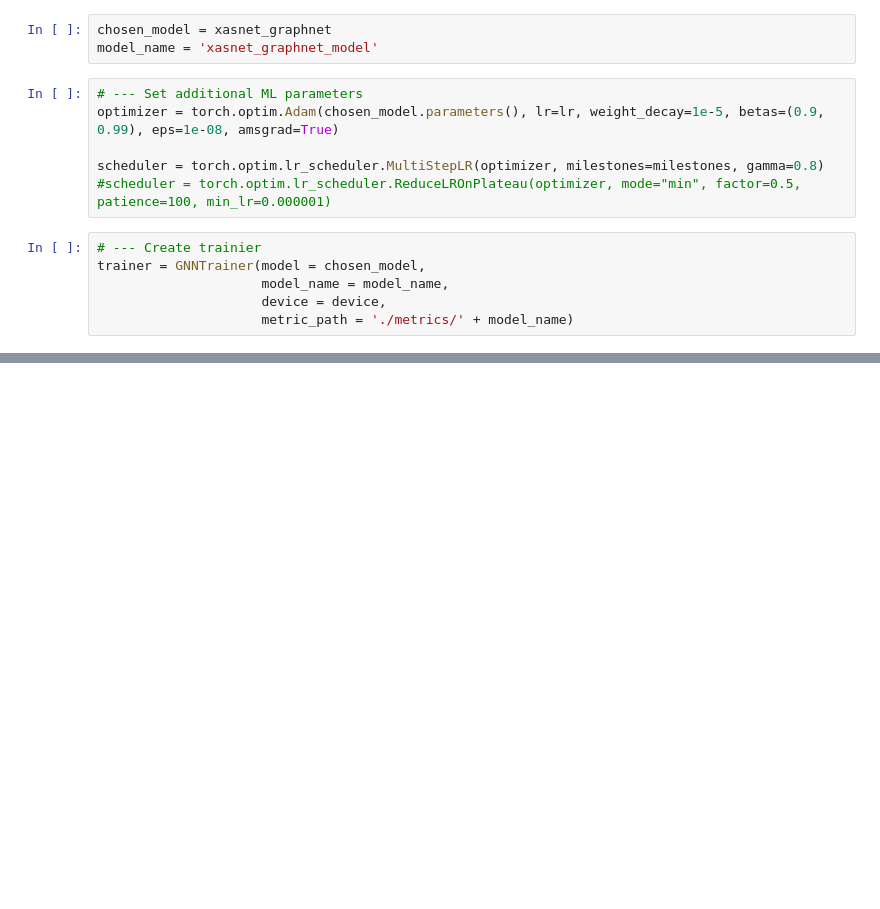
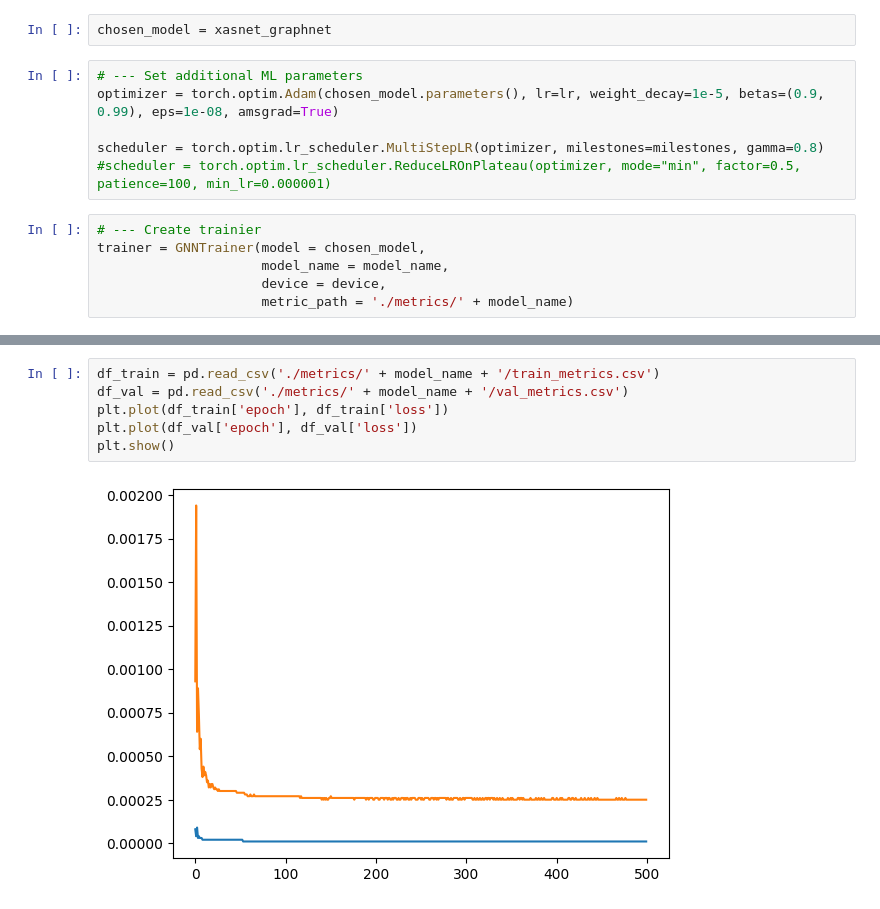
Before and after one commit to sam-j-hall/GNN-XAS-GO, a Jupyter notebook: XASNet/XASNet_train.ipynb, the cells around one changed output, grey strips where cells are left out. Saved outputs shown, nothing was run; the diff lists cells and outputs as text; blank space fills up the shorter version.

```diff
--- a/XASNet/XASNet_train.ipynb
+++ b/XASNet/XASNet_train.ipynb
@@ -276,7 +290,6 @@ XASNet_GraphNet(
 ##### Train model
 # %%
 chosen_model = xasnet_graphnet
-model_name = 'xasnet_graphnet_model'
 # %%
 # --- Set additional ML parameters
 optimizer = torch.optim.Adam(chosen_model.parameters(), lr=lr, weight_decay=1e-5, betas=(0.9, 0.99), eps=1e-08, amsgrad=True)
@@ -330,0 +309,8 @@ plt.show()
+# %%
+df_train = pd.read_csv('./metrics/' + model_name + '/train_metrics.csv')
+df_val = pd.read_csv('./metrics/' + model_name + '/val_metrics.csv')
+plt.plot(df_train['epoch'], df_train['loss'])
+plt.plot(df_val['epoch'], df_val['loss'])
+plt.show()
+# %% [output]
+[figure, added]
```
Also changed, not shown: parts of 17 cells of this notebook, 3 other files.
